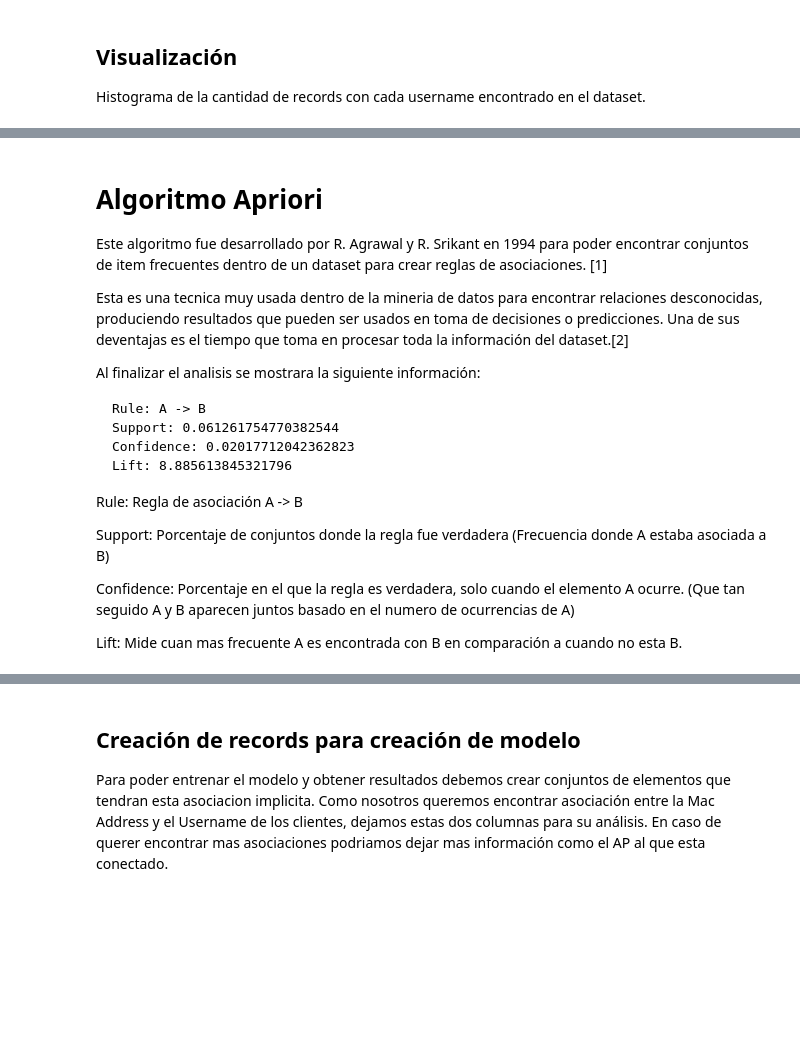
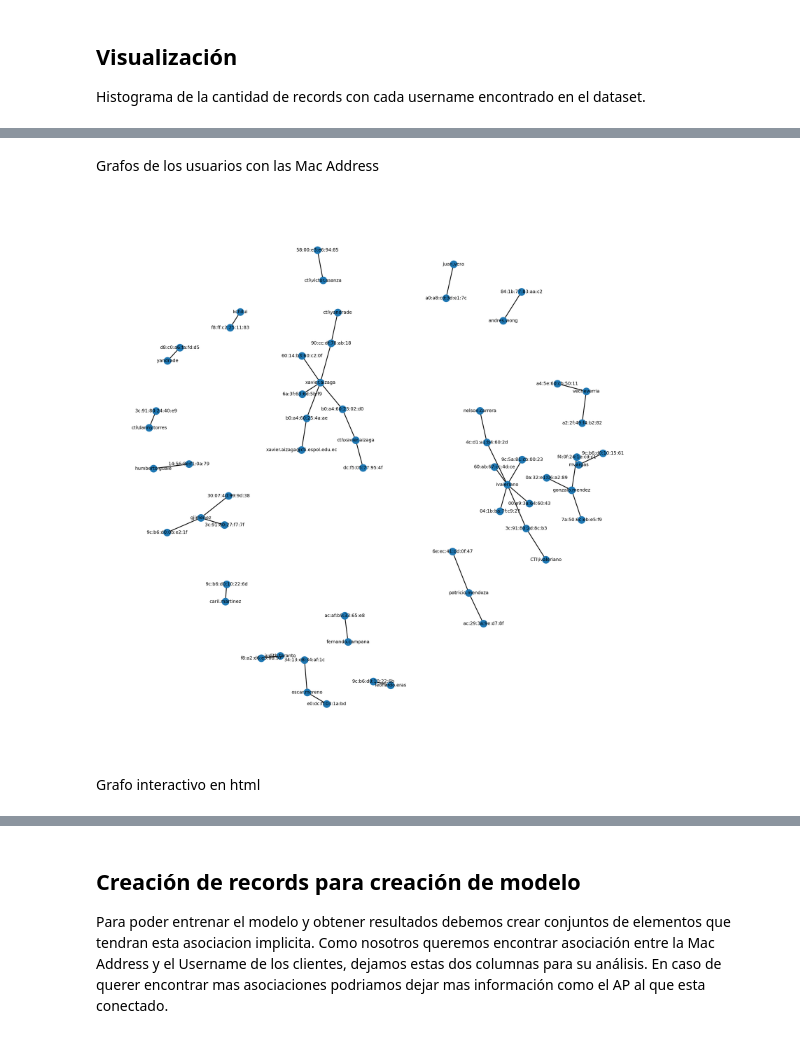
Before and after one commit to aforocti/Aplicacion_deep_learning, a Jupyter notebook: ml_analysis.ipynb, the cells around one changed output, grey strips where cells are left out. Cells and saved outputs as stored; diff of their text form; code cells hidden in the pictures; blank space fills up the shorter version.

Commit message:
Graph, Pruebas, Formulas

````diff
--- a/ml_analysis.ipynb
+++ b/ml_analysis.ipynb
@@ -58,22 +60,17 @@ Name: Username, dtype: object
-# %% [markdown]
-# Algoritmo Apriori
-Este algoritmo fue desarrollado por R. Agrawal y R. Srikant en 1994 para poder encontrar conjuntos de item frecuentes dentro de un dataset para crear reglas de asociaciones. [1]
-
-Esta es una tecnica muy usada dentro de la mineria de datos para encontrar relaciones desconocidas, produciendo resultados que pueden ser usados en toma de decisiones o predicciones. Una de sus deventajas es el tiempo que toma en procesar toda la información del dataset.[2]
-
-Al finalizar el analisis se mostrara la siguiente información:
-
-```
-Rule: A -> B
-Support: 0.061261754770382544
-Confidence: 0.02017712042362823
-Lift: 8.885613845321796
-```
-
-Rule: Regla de asociación A -> B
-
-Support: Porcentaje de conjuntos donde la regla fue verdadera (Frecuencia donde A estaba asociada a B)
-
-Confidence: Porcentaje en el que la regla es verdadera, solo cuando el elemento A ocurre. (Que tan seguido A y B aparecen juntos basado en el numero de ocurrencias de A)
-
-Lift: Mide cuan mas frecuente A es encontrada con B en comparación a cuando no esta B.
+# %% [markdown]
+Grafos de los usuarios con las Mac Address
+# %%
+from pyvis.network import Network
+import matplotlib.pyplot as plt
+import networkx as nx
+
+graph_dataframe = dataframe.drop(columns=['DateTime','AccessPoint'])
+graph = nx.from_pandas_edgelist(graph_dataframe, source="Username", target="MacAddress")
+# %%
+plt.figure(1,figsize=(10,10),dpi=300)
+#nx.draw(graph,node_size=50,font_size=3,  with_labels=True,linewidths=0.25, pos=nx.spring_layout(graph))
+nx.draw(graph,node_size=80,font_size=6,  with_labels=True, pos=nx.spring_layout(graph,k=0.15, iterations=30))
+# %% [output]
+[figure, added]
+# %% [markdown]
+Grafo interactivo en html
````
Also changed, not shown: parts of 46 cells of this notebook, 8 other files.
